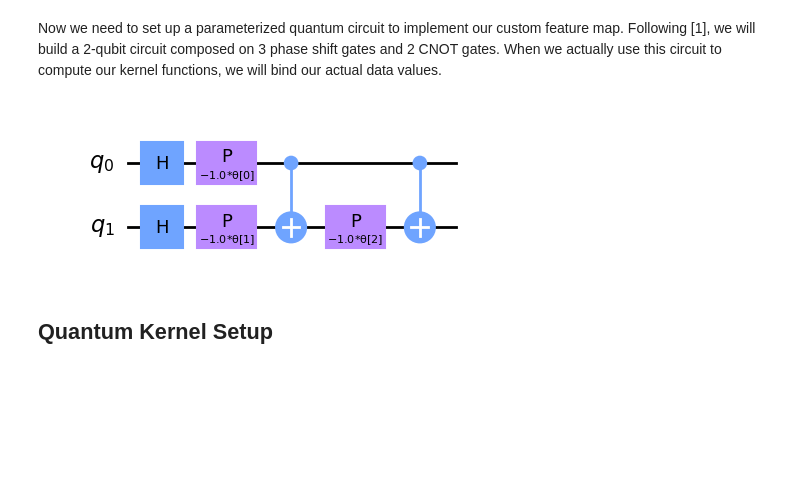
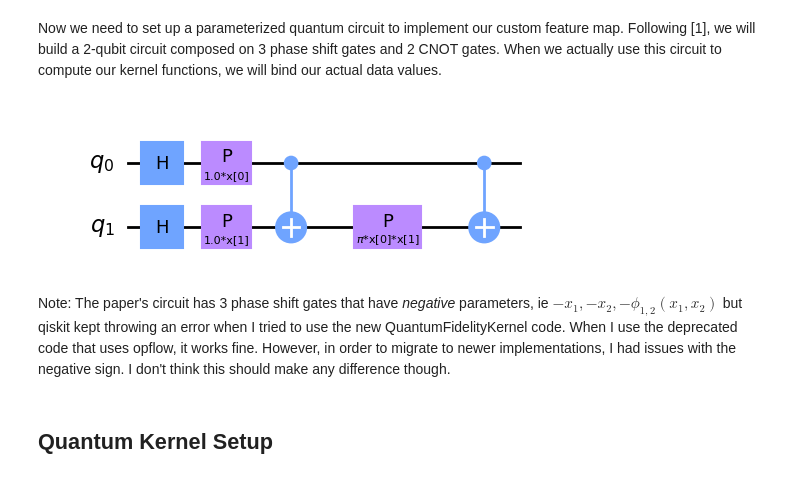
Before and after one commit to amandaturney/qml, a Jupyter notebook: project/feature_maps.ipynb, the cells around one changed output. Saved outputs shown, nothing was run; the diff lists cells and outputs as text; code cells hidden in the pictures; blank space fills up the shorter version.

```diff
--- a/project/feature_maps.ipynb
+++ b/project/feature_maps.ipynb
@@ -122,7 +143,7 @@ from math import pi
 encoding_fns = {
     'encoding_fn_1': lambda x1, x2: pi*x1*x2,
     'encoding_fn_2': lambda x1, x2: (pi/2)*(1-x1)*(1-x2),
-    'encoding_fn_3': lambda x1, x2: np.exp(((x1-x2)**2)/(8/np.log(pi))),
+    'encoding_fn_3': lambda x1, x2: np.exp(((x1-x2)*(x1-x2))/(8/np.log(pi))),
     'encoding_fn_4': lambda x1, x2: (pi)/(3*np.cos(x1)*np.cos(x2)),
     'encoding_fn_5': lambda x1, x2: pi*np.cos(x1)*np.cos(x2)
 }
@@ -130,20 +151,35 @@ encoding_fns = {
 ## Paramaterized Quantum Circuit
 # %% [markdown]
 Now we need to set up a parameterized quantum circuit to implement our custom feature map. Following [1], we will build a 2-qubit circuit composed on 3 phase shift gates and 2 CNOT gates. When we actually use this circuit to compute our kernel functions, we will bind our actual data values.
-# %%
-from qiskit.circuit import QuantumCircuit, ParameterVector
-theta_list = ParameterVector('θ', length=3)
-
-param_qc = QuantumCircuit(2)
-param_qc.h([0, 1])
-param_qc.p(-theta_list[0], 0)
-param_qc.p(-theta_list[1], 1)
-param_qc.cx(0, 1)
-param_qc.p(-theta_list[2], 1)
-param_qc.cx(0, 1)
-param_qc.draw()
-# %% [output]
-[figure, removed]
+# %%
+from qiskit.circuit.library import PauliFeatureMap
+from functools import partial
+
+def param_circuit(encoding_fn: Callable) -> PauliFeatureMap:
+    """
+    Returns a PauliFeatureMap parameterized quantum circuit that encodes
+    the given encoding function.
+
+    Args:
+        encoding_fn (Callable): encoding function of signiture (x1, x2) -> x_1,2
+
+    Returns:
+        PauliFeatureMap: feature map
+    """
+    # First define a custom data map based off a given encoding function
+    def custom_data_map_func(func, x):
+        coeff = x[0] if len(x) == 1 else func(x[0], x[1])
+        return coeff
+
+    # Then use the partial function to freeze the encoding function
+    data_map_func = partial(custom_data_map_func, encoding_fn)
+    return PauliFeatureMap(feature_dimension=2, reps=1, entanglement='linear', alpha=1.0, data_map_func=data_map_func)
+# %%
+param_circuit(encoding_fn=encoding_fns['encoding_fn_1']).decompose().draw()
+# %% [output]
+[figure, added]
+# %% [markdown]
+Note: The paper's circuit has 3 phase shift gates that have _negative_ parameters, ie $-x_1, -x_2, -\phi_{1, 2}(x_1, x_2)$ but qiskit kept throwing an error when I tried to use the new QuantumFidelityKernel code. When I use the deprecated code that uses opflow, it works fine. However, in order to migrate to newer implementations, I had issues with the negative sign. I don't think this should make any difference though.
 # %% [markdown]
 ## Quantum Kernel Setup
 # %% [markdown]
```
Also changed, not shown: parts of 23 cells of this notebook, 2 other files.
